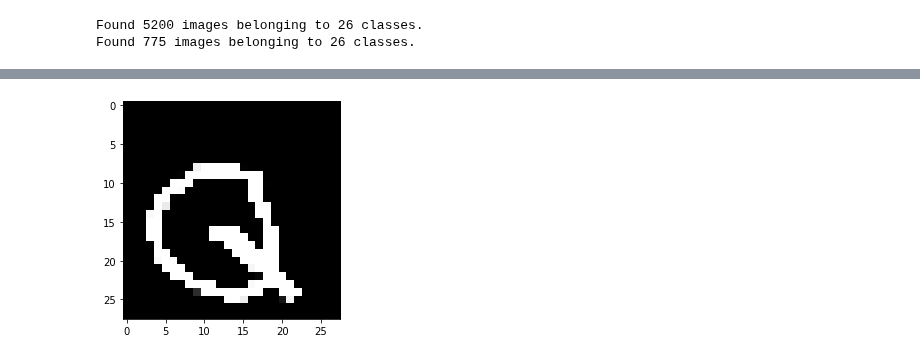
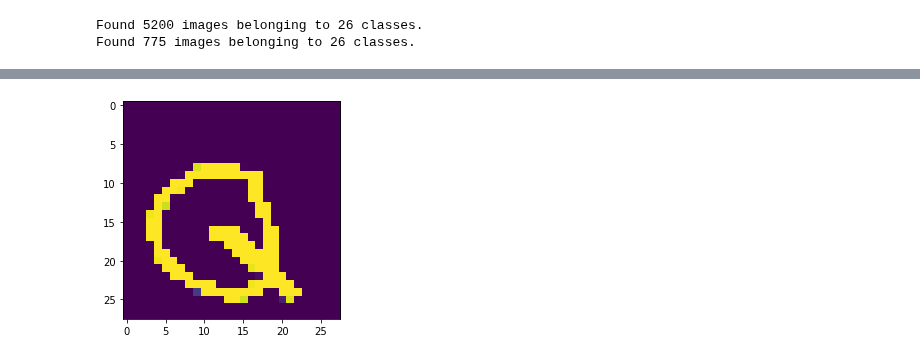
Before and after one commit to Twizzle1997/nuage-compta, a Jupyter notebook: audrey_main.ipynb, the cells around one changed output, grey strips where cells are left out. Drawn from its saved outputs; the diff is of its cells as text; code cells hidden in the pictures.

```diff
--- a/audrey_main.ipynb
+++ b/audrey_main.ipynb
@@ -154,12 +157,12 @@ Saving model...
 All done !
 # %%
 image_loaded = r'data/image-test.png'
-test_image = image.load_img(image_loaded, target_size = (img_size,img_size))
+test_image = image.load_img(image_loaded, target_size = (img_size,img_size), color_mode="grayscale")
 plt.imshow(test_image)
 test_image = image.img_to_array(test_image)
 test_image = np.expand_dims(test_image, axis = 0)
 # %% [output]
-[figure, old version]
+[figure, new version]
 # %%
 resultat = model.predict_proba(test_image)
 lettre = Methods.get_result(resultat)
```
Also changed, not shown: parts of 8 cells of this notebook, 1 other file.
